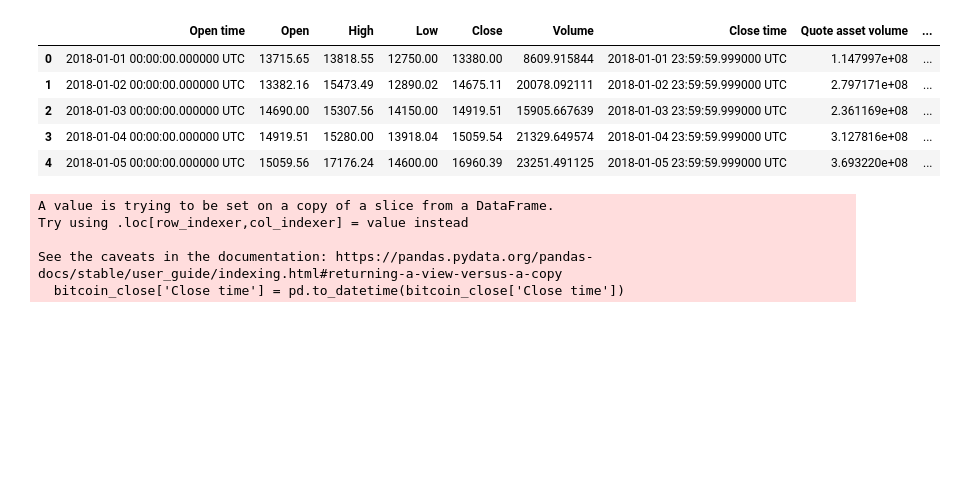
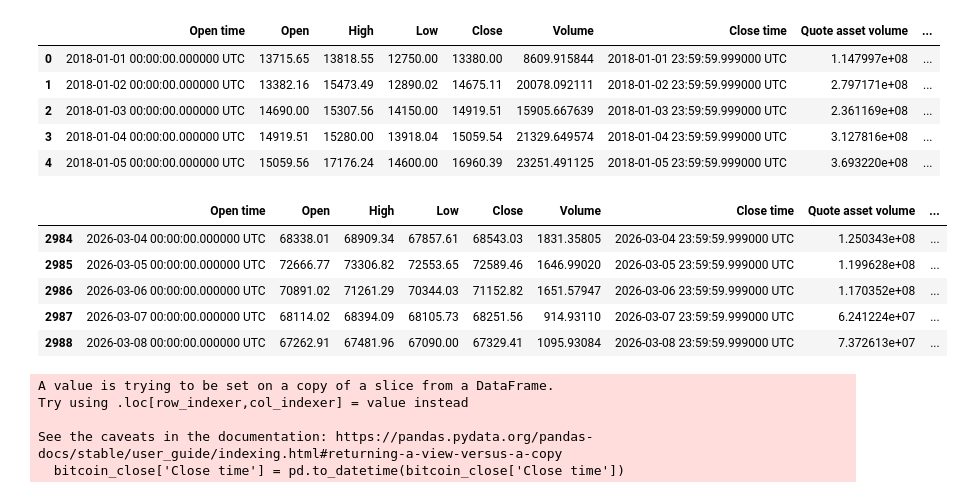
Before and after one commit to stachuapa123/RNNs_in_action, a Jupyter notebook: crypto_analysis.ipynb, the cells around one changed output. Drawn from its saved outputs; the diff is of its cells as text; code cells hidden in the pictures; blank space fills up the shorter version.

```diff
--- a/crypto_analysis.ipynb
+++ b/crypto_analysis.ipynb
@@ -31,6 +31,15 @@ bitcoin.head()
 | 2 | 2018-01-03 00:00:00.000000 UTC | 14690.00 | 15307.56 | 14150.00 | 14919.51 | 15905.667639 | 2018-01-03 23:59:59.999000 UTC | 2.361169e+08 | ... |
 | 3 | 2018-01-04 00:00:00.000000 UTC | 14919.51 | 15280.00 | 13918.04 | 15059.54 | 21329.649574 | 2018-01-04 23:59:59.999000 UTC | 3.127816e+08 | ... |
 | 4 | 2018-01-05 00:00:00.000000 UTC | 15059.56 | 17176.24 | 14600.00 | 16960.39 | 23251.491125 | 2018-01-05 23:59:59.999000 UTC | 3.693220e+08 | ... |
+# %%
+bitcoin.tail()
+# %% [output]
+|  | Open time | Open | High | Low | Close | Volume | Close time | Quote asset volume | ... |
+| 2984 | 2026-03-04 00:00:00.000000 UTC | 68338.01 | 68909.34 | 67857.61 | 68543.03 | 1831.35805 | 2026-03-04 23:59:59.999000 UTC | 1.250343e+08 | ... |
+| 2985 | 2026-03-05 00:00:00.000000 UTC | 72666.77 | 73306.82 | 72553.65 | 72589.46 | 1646.99020 | 2026-03-05 23:59:59.999000 UTC | 1.199628e+08 | ... |
+| 2986 | 2026-03-06 00:00:00.000000 UTC | 70891.02 | 71261.29 | 70344.03 | 71152.82 | 1651.57947 | 2026-03-06 23:59:59.999000 UTC | 1.170352e+08 | ... |
+| 2987 | 2026-03-07 00:00:00.000000 UTC | 68114.02 | 68394.09 | 68105.73 | 68251.56 | 914.93110 | 2026-03-07 23:59:59.999000 UTC | 6.241224e+07 | ... |
+| 2988 | 2026-03-08 00:00:00.000000 UTC | 67262.91 | 67481.96 | 67090.00 | 67329.41 | 1095.93084 | 2026-03-08 23:59:59.999000 UTC | 7.372613e+07 | ... |
 # %%
 bitcoin_close = bitcoin[['Close time', 'Close']]
 # %%
```
Also changed, not shown: parts of 5 cells of this notebook.
